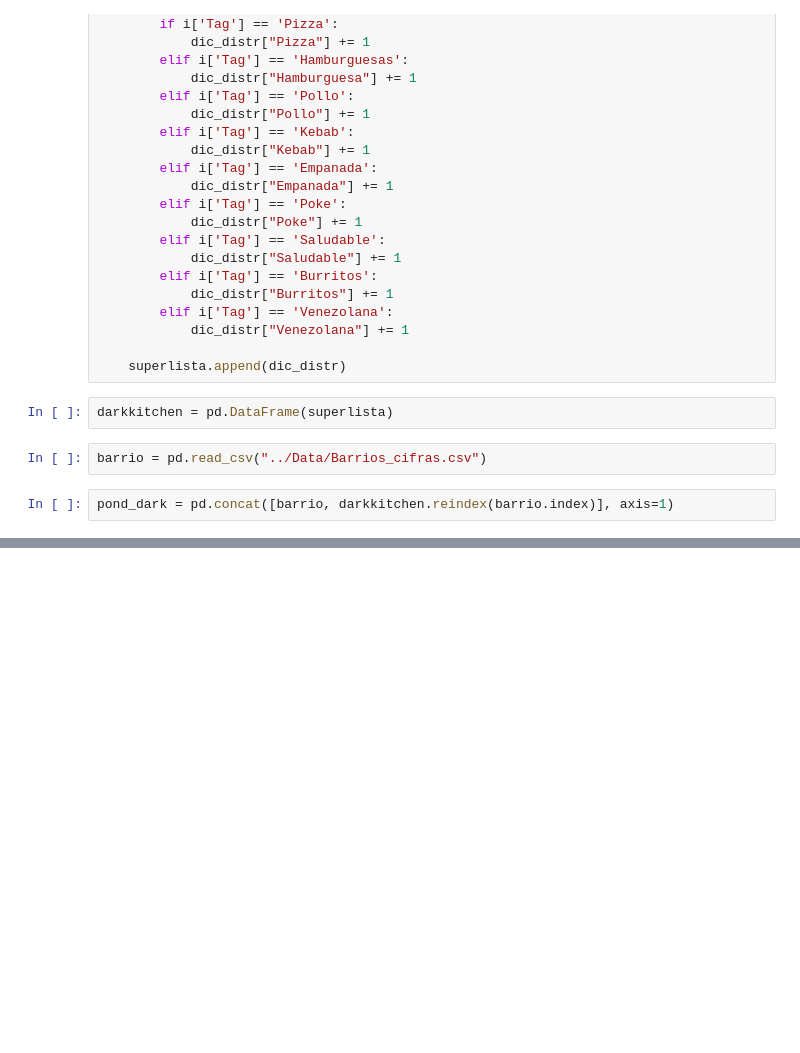
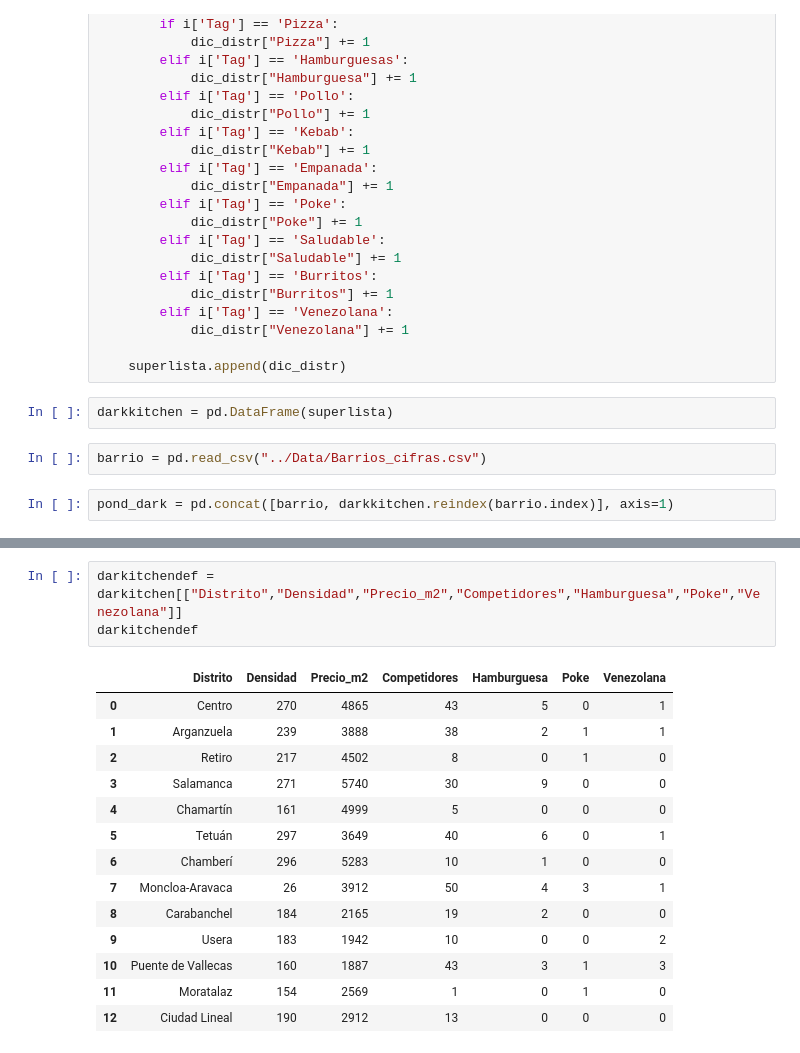
Before and after one commit to juanvpa/Proyecto-Final-Ironhack, a Jupyter notebook: Notebooks/5. UberEats - GeoQueries.ipynb, the cells around one changed output, grey strips where cells are left out. Saved outputs shown, nothing was run; the diff lists cells and outputs as text; blank space fills up the shorter version.

```diff
--- a/Notebooks/5. UberEats - GeoQueries.ipynb
+++ b/Notebooks/5. UberEats - GeoQueries.ipynb
@@ -340,3 +340,21 @@ darkitchen
 | 10 | Puente de Vallecas | 160 | 1887 | 43 | 2 | 3 | 9 | 3 | 0 | ... |
 | 11 | Moratalaz | 154 | 2569 | 1 | 0 | 0 | 0 | 0 | 0 | ... |
 | 12 | Ciudad Lineal | 190 | 2912 | 13 | 3 | 0 | 1 | 1 | 2 | ... |
+# %%
+darkitchendef = darkitchen[["Distrito","Densidad","Precio_m2","Competidores","Hamburguesa","Poke","Venezolana"]]
+darkitchendef
+# %% [output]
+|  | Distrito | Densidad | Precio_m2 | Competidores | Hamburguesa | Poke | Venezolana |
+| 0 | Centro | 270 | 4865 | 43 | 5 | 0 | 1 |
+| 1 | Arganzuela | 239 | 3888 | 38 | 2 | 1 | 1 |
+| 2 | Retiro | 217 | 4502 | 8 | 0 | 1 | 0 |
+| 3 | Salamanca | 271 | 5740 | 30 | 9 | 0 | 0 |
+| 4 | Chamartín | 161 | 4999 | 5 | 0 | 0 | 0 |
+| 5 | Tetuán | 297 | 3649 | 40 | 6 | 0 | 1 |
+| 6 | Chamberí | 296 | 5283 | 10 | 1 | 0 | 0 |
+| 7 | Moncloa-Aravaca | 26 | 3912 | 50 | 4 | 3 | 1 |
+| 8 | Carabanchel | 184 | 2165 | 19 | 2 | 0 | 0 |
+| 9 | Usera | 183 | 1942 | 10 | 0 | 0 | 2 |
+| 10 | Puente de Vallecas | 160 | 1887 | 43 | 3 | 1 | 3 |
+| 11 | Moratalaz | 154 | 2569 | 1 | 0 | 1 | 0 |
+| 12 | Ciudad Lineal | 190 | 2912 | 13 | 0 | 0 | 0 |
```
Also changed, not shown: parts of 8 cells of this notebook.
